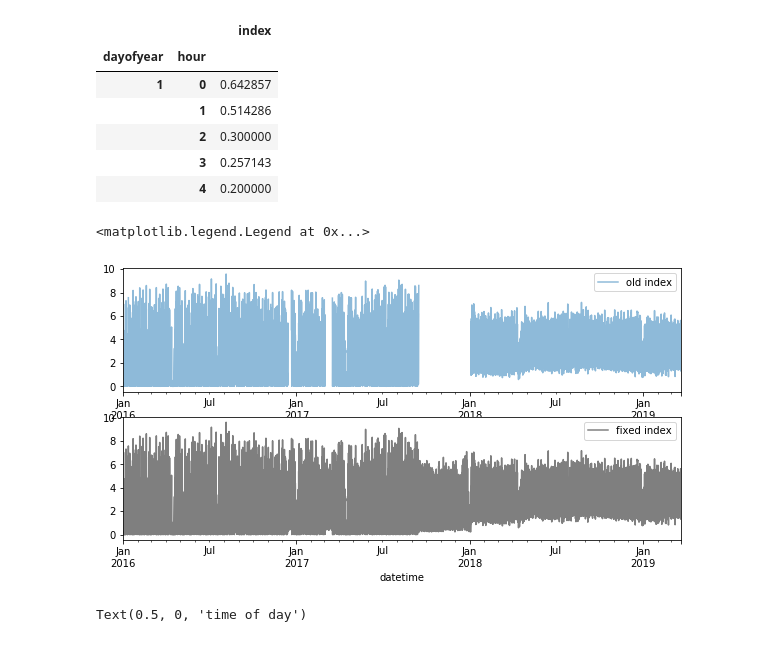
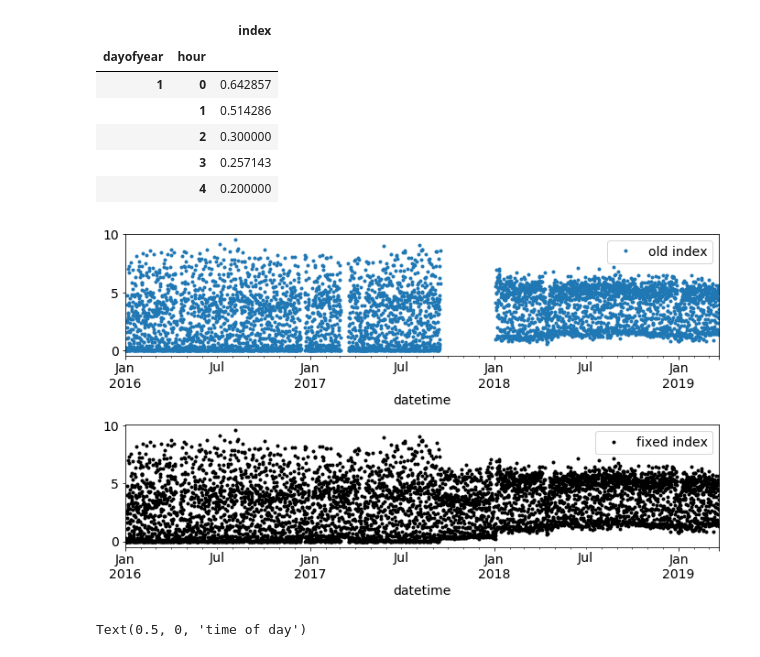
Before and after one commit to worasom/aqi_thailand, a Jupyter notebook: pm25_insight-2.ipynb, the cells around one changed output. Cells and saved outputs as stored; diff of their text form; code cells hidden in the pictures.

```diff
--- a/pm25_insight-2.ipynb
+++ b/pm25_insight-2.ipynb
@@ -463,6 +463,9 @@ plt.tight_layout()
 # %% [output]
 [figure]
 # %%
+#set plt font size
+plt.rcParams.update({'font.size': 14})
+
 # explore relationship with PM2.5
 data = pm_weather.copy()
 fig, ax = plt.subplots(1,3,figsize=(10,4))
@@ -547,14 +550,15 @@ traffic = pd.read_csv('data/model/traffic_proc.csv')
 traffic['datetime'] = pd.to_datetime(traffic['datetime'])
 traffic = traffic.set_index('datetime')
 # %%
-fig, ax = plt.subplots(2,1,figsize=(10,5))
-traffic_old['2016':'2019'].resample('5h').mean().plot(ax=ax[0],alpha=0.5)
+fig, ax = plt.subplots(2,1,figsize=(10,6))
+traffic_old['2016':'2019'].resample('5h').mean().plot(alpha=1,marker='.',linestyle='None',ax=ax[0])
 ax[0].legend( ['old index'])
-traffic.resample('5h').mean().plot(ax=ax[1],alpha=0.5,color='black')
+traffic.resample('5h').mean().plot(alpha=1,marker='.',linestyle='None',ax=ax[1],c='black')
 ax[1].legend( ['fixed index'])
+
+plt.tight_layout()
 # %% [output]
-<matplotlib.legend.Legend at 0x...>
-[figure, old version]
+[figure, new version]
 # %%
 bkkpm = bkkpm.merge(traffic,left_index=True,
                                     right_index=True, how='left' )
```
Also changed, not shown: parts of 12 cells of this notebook.
